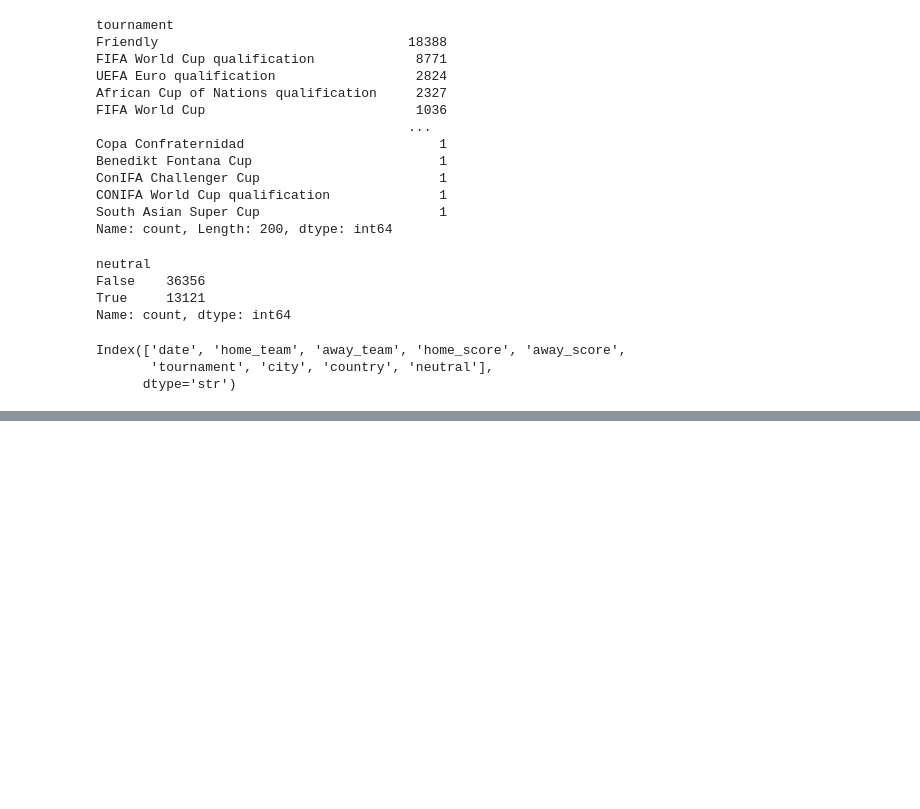
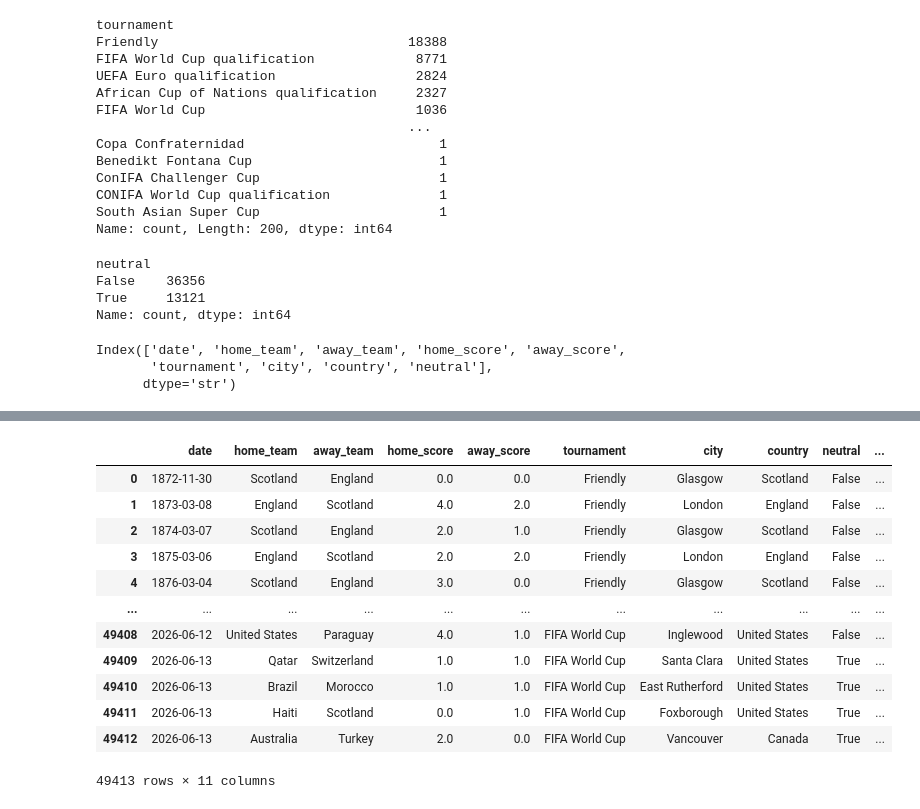
Before and after one commit to berkasin01/sandbox, a Jupyter notebook: football_scores/football.ipynb, the cells around one changed output, grey strips where cells are left out. Saved outputs shown, nothing was run; the diff lists cells and outputs as text; code cells hidden in the pictures; blank space fills up the shorter version.

```diff
--- a/football_scores/football.ipynb
+++ b/football_scores/football.ipynb
@@ -199,0 +422,18 @@ test_df
+# %%
+results_df = results_df.dropna()
+# %%
+results_df
+# %% [output]
+|  | date | home_team | away_team | home_score | away_score | tournament | city | country | neutral | ... |
+| 0 | 1872-11-30 | Scotland | England | 0.0 | 0.0 | Friendly | Glasgow | Scotland | False | ... |
+| 1 | 1873-03-08 | England | Scotland | 4.0 | 2.0 | Friendly | London | England | False | ... |
+| 2 | 1874-03-07 | Scotland | England | 2.0 | 1.0 | Friendly | Glasgow | Scotland | False | ... |
+| 3 | 1875-03-06 | England | Scotland | 2.0 | 2.0 | Friendly | London | England | False | ... |
+| 4 | 1876-03-04 | Scotland | England | 3.0 | 0.0 | Friendly | Glasgow | Scotland | False | ... |
+| ... | ... | ... | ... | ... | ... | ... | ... | ... | ... | ... |
+| 49408 | 2026-06-12 | United States | Paraguay | 4.0 | 1.0 | FIFA World Cup | Inglewood | United States | False | ... |
+| 49409 | 2026-06-13 | Qatar | Switzerland | 1.0 | 1.0 | FIFA World Cup | Santa Clara | United States | True | ... |
+| 49410 | 2026-06-13 | Brazil | Morocco | 1.0 | 1.0 | FIFA World Cup | East Rutherford | United States | True | ... |
+| 49411 | 2026-06-13 | Haiti | Scotland | 0.0 | 1.0 | FIFA World Cup | Foxborough | United States | True | ... |
+| 49412 | 2026-06-13 | Australia | Turkey | 2.0 | 0.0 | FIFA World Cup | Vancouver | Canada | True | ... |
+49413 rows × 11 columns
```
Also changed, not shown: parts of 17 cells of this notebook.
